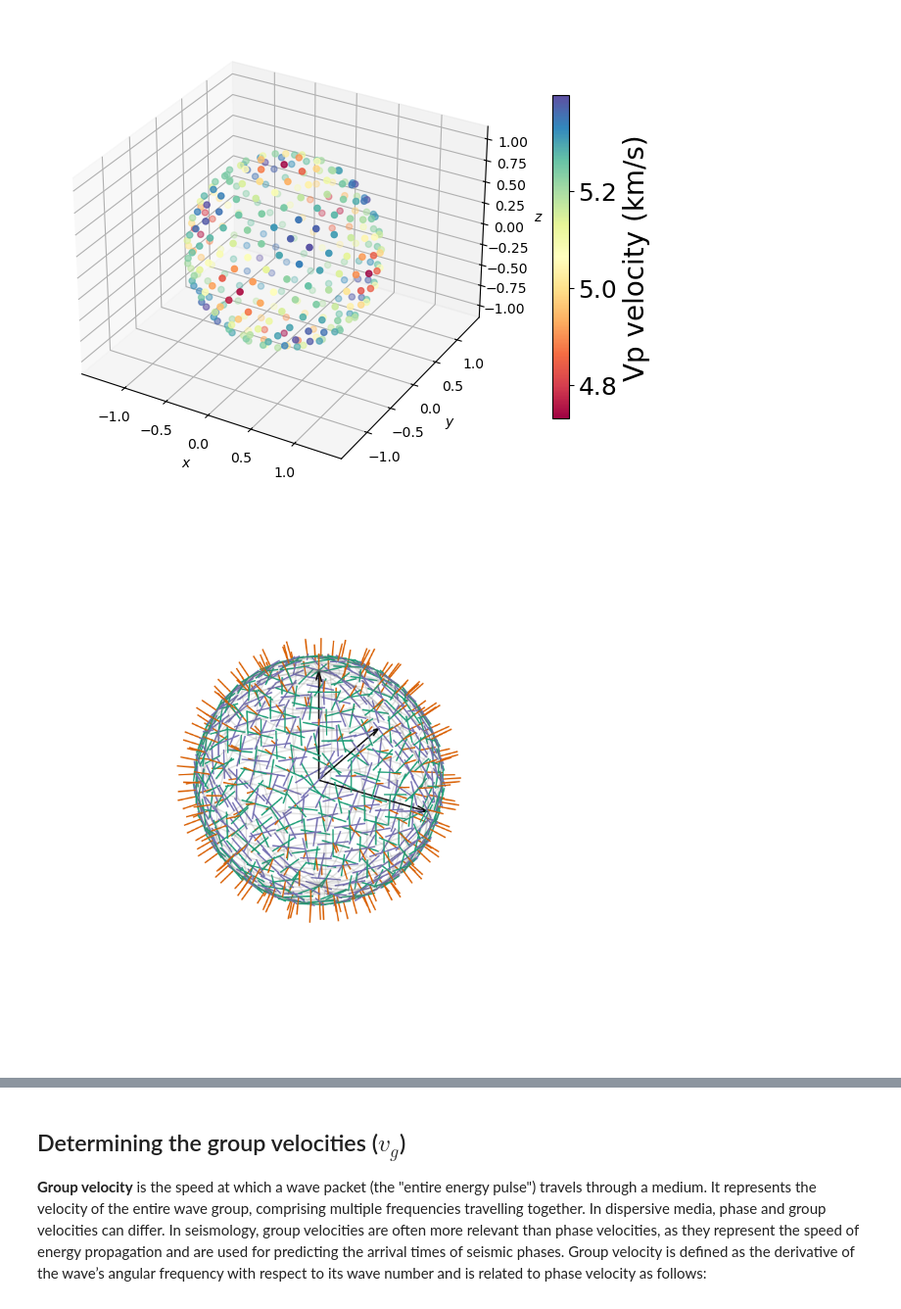
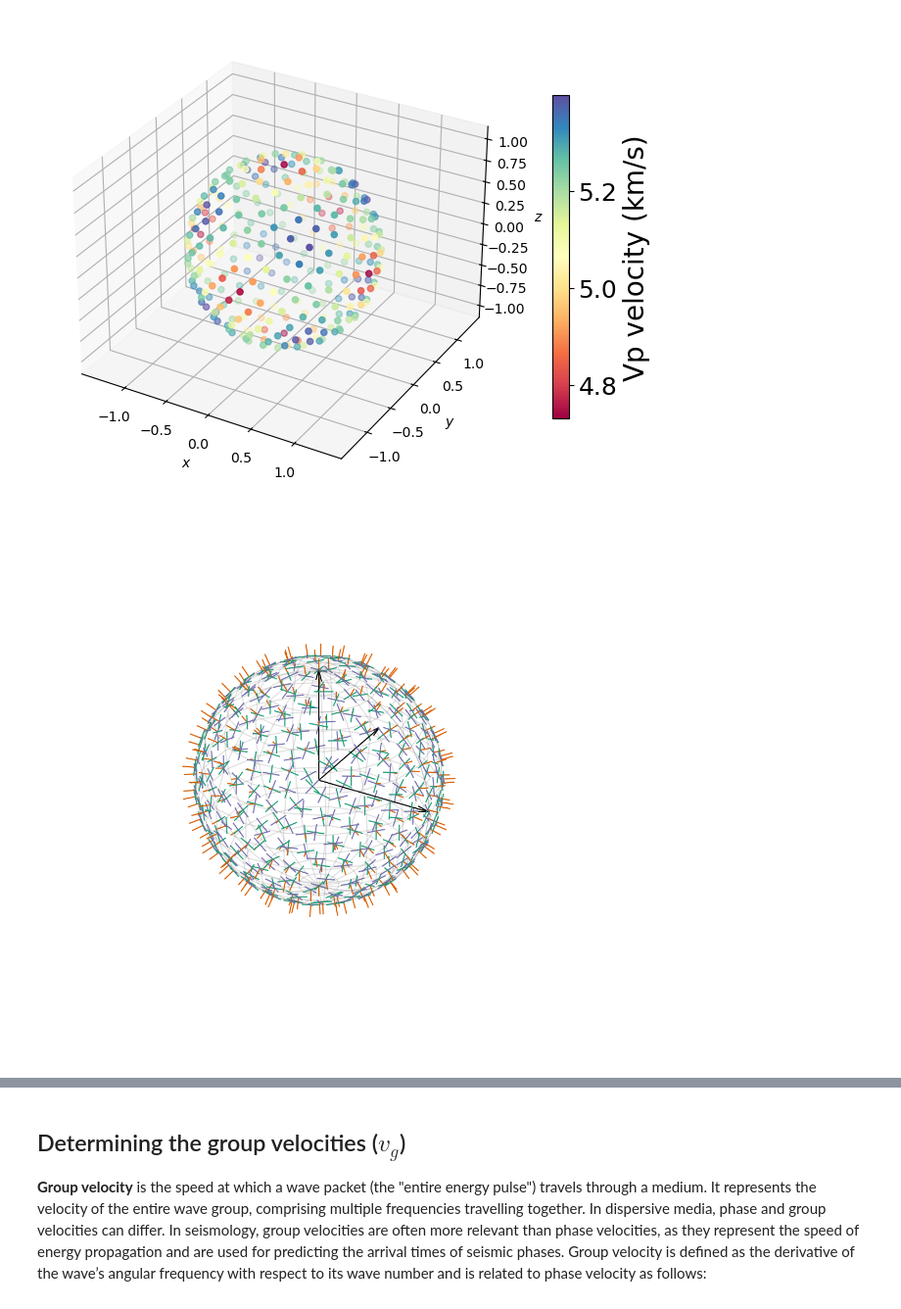
Before and after one commit to marcoalopez/PyRockWave, a Jupyter notebook: src/test_christoffel_stepbystep.ipynb, the cells around one changed output, grey strips where cells are left out. Shown at 98% size. Saved outputs shown, nothing was run; the diff lists cells and outputs as text; code cells hidden in the pictures.

```diff
--- a/src/test_christoffel_stepbystep.ipynb
+++ b/src/test_christoffel_stepbystep.ipynb
@@ -165,7 +165,7 @@ cbar.ax.tick_params(labelsize=18)
 # if np.dot(p_polarization, wavevectors[0]) < 0:
 #     p_polarization = -p_polarization
 # %%
-fig2, ax = plt.subplots(figsize=(8, 8), subplot_kw={"projection": "3d"}, constrained_layout=True)
+fig2, ax = plt.subplots(figsize=(10, 10), subplot_kw={"projection": "3d"}, constrained_layout=True)
 
 # Plot unit sphere
 u = np.linspace(0, 2 * np.pi, 20)
@@ -194,33 +194,33 @@ for i in range(eigenvectors.shape[0]):
     if np.dot(p_polarization, wavevectors[i]) < 0:
         p_polarization = -p_polarization
 
     # P-wave polarization
-    ax.quiver(*surface, *p_polarization, color='#d95f02', label='P-wave', length=0.15, arrow_length_ratio=0)
+    ax.quiver(*surface, *p_polarization, color='#d95f02', label='P-wave', length=0.10, arrow_length_ratio=0)
 
     # S-wave polarization
     for vec, color, label in zip(vectors, colors, labels):
-        ax.quiver(*surface, *vec, color=color, label=label, pivot='middle', length=0.25, arrow_length_ratio=0)
+        ax.quiver(*surface, *vec, color=color, label=label, pivot='middle', length=0.15, arrow_length_ratio=0)
 
 # Prettify the figure
 ax.set_xlabel('x')
 ax.set_ylabel('y')
 ax.set_zlabel('z')
 ax.set_xlim([-1, 1])
 ax.set_ylim([-1, 1])
 ax.set_zlim([-1, 1])
 # make the panes transparent
 ax.xaxis.set_pane_color((1.0, 1.0, 1.0, 0.0))
 ax.yaxis.set_pane_color((1.0, 1.0, 1.0, 0.0))
 ax.zaxis.set_pane_color((1.0, 1.0, 1.0, 0.0))
 # make the grid lines transparent
 ax.xaxis._axinfo["grid"]['color'] =  (1,1,1,0)
 ax.yaxis._axinfo["grid"]['color'] =  (1,1,1,0)
 ax.zaxis._axinfo["grid"]['color'] =  (1,1,1,0)
 # axis off
 ax.axis("off")
 #ax.legend
 
 # Set an equal aspect ratio
 _ = ax.axis('equal')
 # %% [output]
-[figure, old version]
+[figure, new version]
```
Also changed, not shown: parts of 4 cells of this notebook.
